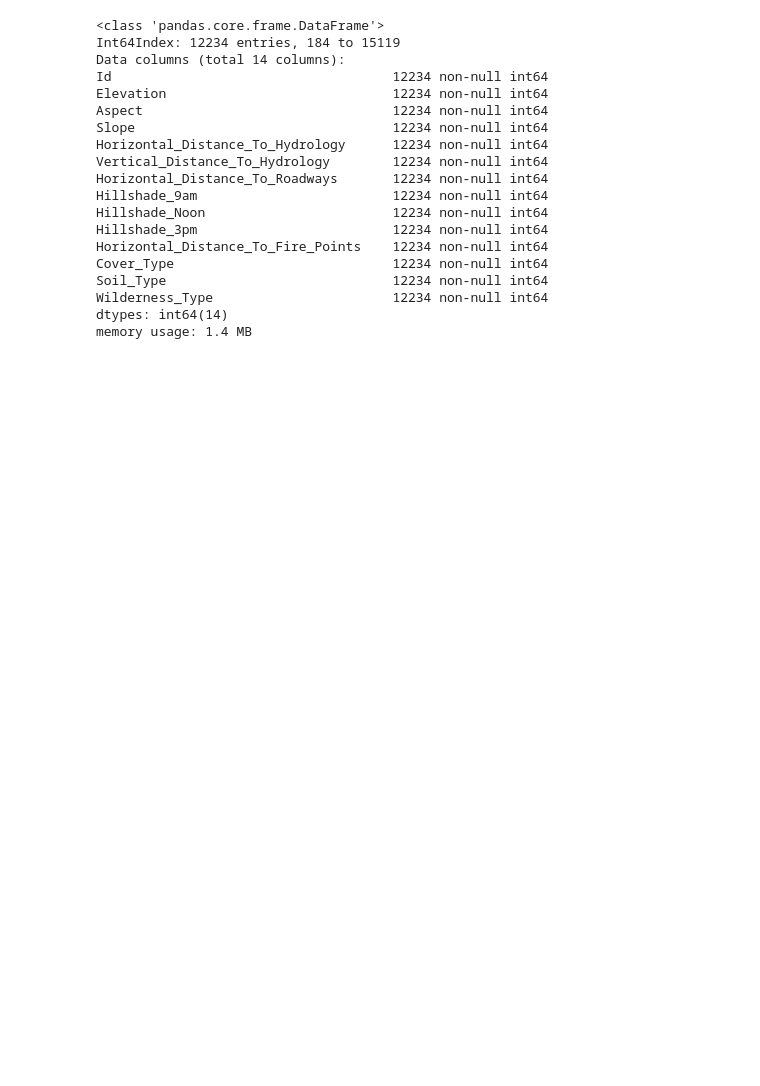
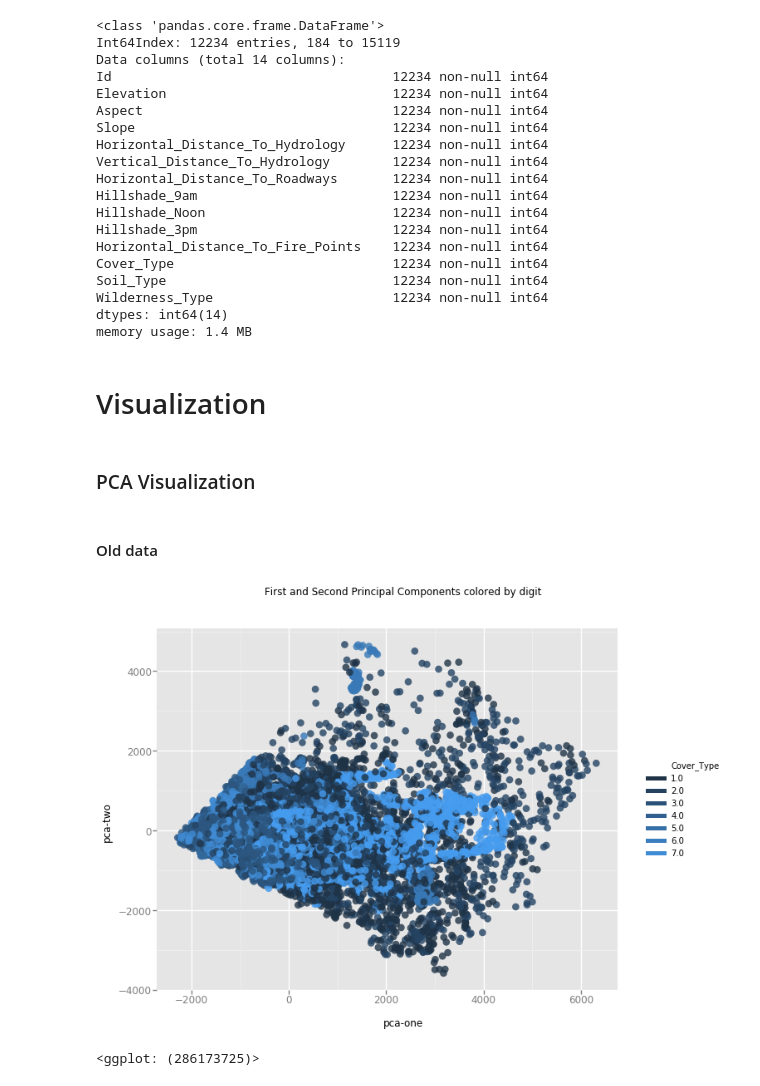
Before and after one commit to stefan-matcovici/Forest-Cover-Type-Prediction, a Jupyter notebook: 2-outlier-detection/univariate-analysis.ipynb, the cells around one changed output. Drawn from its saved outputs; the diff is of its cells as text; code cells hidden in the pictures; blank space fills up the shorter version.

Commit message:
Extracted the data visualization charts to separate methods such that it can be used in other notebooks.

```diff
--- a/2-outlier-detection/univariate-analysis.ipynb
+++ b/2-outlier-detection/univariate-analysis.ipynb
@@ -84,3 +77,14 @@ Soil_Type                             12234 non-null int64
 Wilderness_Type                       12234 non-null int64
 dtypes: int64(14)
 memory usage: 1.4 MB
+# %% [markdown]
+# Visualization
+# %% [markdown]
+### PCA Visualization
+# %% [markdown]
+#### Old data
+# %%
+pca_visualization(data['train_data'][data['numerical_attributes'] + data['target']], data['target'][0])
+# %% [output]
+[figure, added]
+<ggplot: (286173725)>
```
Also changed, not shown: parts of 19 cells of this notebook, 2 other files.
